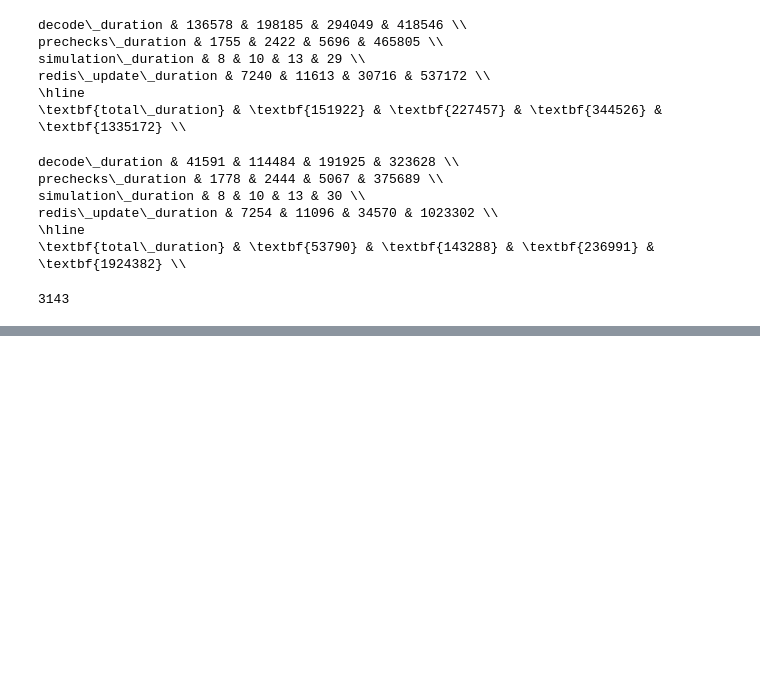
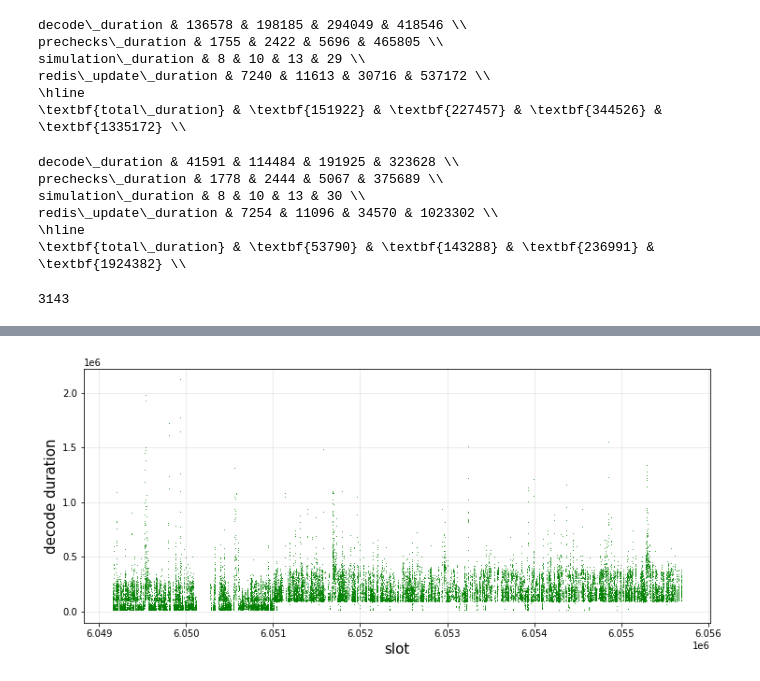
Before and after one commit to michaelneuder/relay-data, a Jupyter notebook: decode_durs.ipynb, the cells around one changed output, grey strips where cells are left out. Cells and saved outputs as stored; diff of their text form; code cells hidden in the pictures; blank space fills up the shorter version.

Commit message:
decode durs contd

```diff
--- a/decode_durs.ipynb
+++ b/decode_durs.ipynb
@@ -113,0 +141,7 @@ len(pka_2[pka_2['optimistic']=='t'])
+# %%
+pkb_2 = pd.read_csv('decode_durs/pubkeyb_post_24.txt', delimiter="|",
+                  names=['slot', 'received_at', 'eligible_at', 'optimistic', 'decode_duration',
+                         'prechecks_duration', 'simulation_duration', 'redis_update_duration', 'total_duration'])
+pkb_2['received_at'] = pd.to_datetime(pkb_2['received_at'], format="%Y-%m-%d%H:%M:%S.%f")
+pkb_2['eligible_at'] = pd.to_datetime(pkb_2['eligible_at'], format="%Y-%m-%d%H:%M:%S.%f")
+pkb_2.head()
@@ -113,0 +155,8 @@ len(pka_2[pka_2['optimistic']=='t'])
+# %%
+f, ax = plt.subplots(figsize=(12,5))
+ax.plot(pkb_2['slot'],pkb_2['decode_duration'], 'g,', linewidth=2, alpha=0.7)
+ax.set_xlabel('slot', size=15)
+ax.set_ylabel('decode duration', size=15)
+plt.show()
+# %% [output]
+[figure, added]
```
Also changed, not shown: parts of 26 cells of this notebook, 10 other files.
